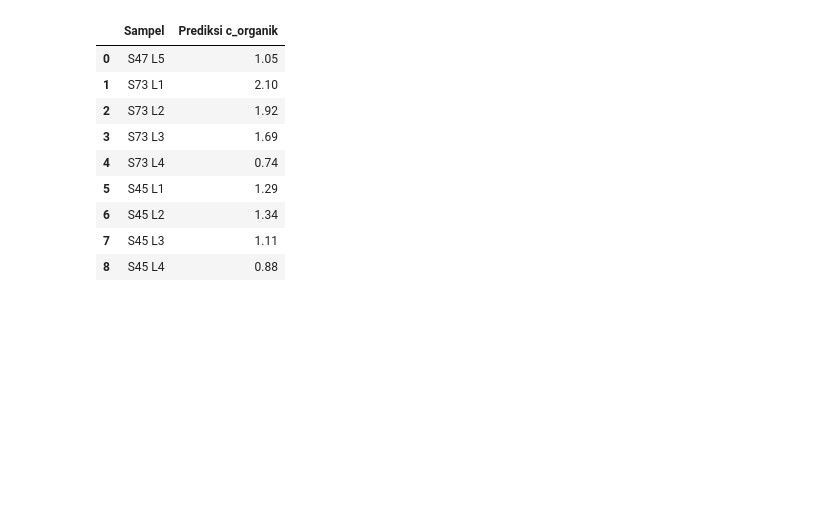
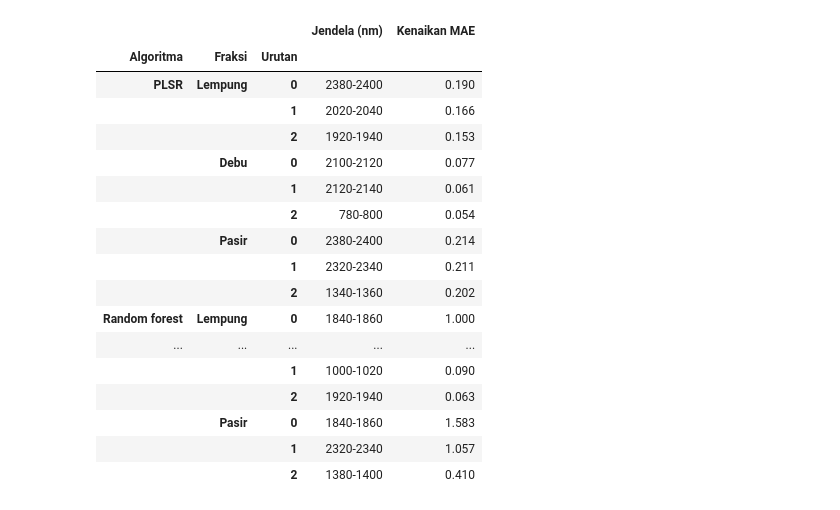
Before and after one commit to jhnhp/SMART, a Jupyter notebook: Output/Pelatihan/data/praktik-3/Praktik_3_Spektrum_ke_Sifat_Tanah.ipynb, the cells around one changed output. Cells and saved outputs as stored; diff of their text form; code cells hidden in the pictures; blank space fills up the shorter version.

```diff
--- a/Output/Pelatihan/data/praktik-3/Praktik_3_Spektrum_ke_Sifat_Tanah.ipynb
+++ b/Output/Pelatihan/data/praktik-3/Praktik_3_Spektrum_ke_Sifat_Tanah.ipynb
@@ -281,0 +140,3 @@ Uji      : 88 sampel dari 23 profil
+# %%
+latih, uji = train_test_split(np.arange(len(data_l1)), test_size=0.2, random_state=42)
+print('Latih:', len(latih), 'sampel | Uji:', len(uji), 'sampel')
@@ -281,0 +303,16 @@ Uji      : 88 sampel dari 23 profil
+# %%
+kv = pd.DataFrame(ringkas).sort_values('RMSE validasi silang')
+TERPILIH = tuple(kv.iloc[0][['Praolah', 'Algoritma']])
+K_PLSR = int(kv[(kv['Praolah'] == TERPILIH[0]) & (kv['Algoritma'] == 'PLSR')]['Komponen PLSR'].iloc[0])
+print('Kombinasi terpilih dari validasi silang:', TERPILIH, '| komponen PLSR untuk praolah ini:', K_PLSR)
+display(kv.round(2).reset_index(drop=True))
+
+# kurva jumlah komponen PLSR pada praolah terpilih; garis data uji hanya untuk peragaan
+A_t = praolah(TERPILIH[0], R, acuan_latih)
+kurva_uji = [rmse_komposisi(Y[uji], dari_ilr(PLSRegression(k).fit(A_t[latih], Z[latih]).predict(A_t[uji]))) for k in range(1, 16)]
+fig, ax = plt.subplots(figsize=(5.6, 3.2))
+ax.plot(range(1, 16), kurva_cv[TERPILIH[0]], marker='o', ms=3, label='Validasi silang data latih')
+ax.plot(range(1, 16), kurva_uji, marker='s', ms=3, ls='--', label='Data uji (hanya peragaan)')
+ax.set(xlabel='Jumlah komponen PLSR', ylabel='RMSE komposisi (%)', title=f'PLSR, praolah {TERPILIH[0]}'); ax.legend(fontsize=7)
+plt.tight_layout(); plt.savefig('hasil/pemilihan_komponen.png', dpi=150); plt.show()
+metrik[(metrik['Praolah'] == TERPILIH[0]) & (metrik['Algoritma'] == TERPILIH[1])].set_index('Fraksi').drop(columns=['Praolah', 'Algoritma']).round(2)
@@ -357,7 +406,40 @@ Inilah yang terjadi setelah demonstrasi alat: spektrum baru diberi praolah **yan
 # %%
-model_akhir = PLSRegression(k_pilih).fit(f(Rm), y)
-R_baru = tanpa_lab[kolom_spektrum].values[:, pilih]
-prediksi_baru = pd.DataFrame({'Sampel': tanpa_lab['sampel'], f'Prediksi {SASARAN}': model_akhir.predict(f(R_baru)).ravel()}).round(2)
-prediksi_baru.to_csv('hasil/prediksi_sampel_tanpa_lab.csv', index=False)
-prediksi_baru
+LEBAR = 20
+jendela = [(a, a + LEBAR) for a in range(400, 2500, LEBAR)]
+indeks = [np.where((wl >= a) & (wl < b))[0] for a, b in jendela]
+
+def kepentingan_jendela(model, A_uji, Y_uji, ulang=5, seed=0):
+    rng = np.random.default_rng(seed)
+    dasar = np.abs(dari_ilr(model.predict(A_uji)) - Y_uji).mean(axis=0)
+    naik = np.zeros((len(indeks), 3))
+    for i, ii in enumerate(indeks):
+        for _ in range(ulang):
+            Ap = A_uji.copy()
+            Ap[:, ii] = A_uji[rng.permutation(len(A_uji))][:, ii]
+            naik[i] += (np.abs(dari_ilr(model.predict(Ap)) - Y_uji).mean(axis=0) - dasar) / ulang
+    return pd.DataFrame(naik, columns=FRAKSI, index=[f'{a}-{b}' for a, b in jendela])
+
+A_fd = praolah('SG-FD', R, None)
+k_fd = int(pd.DataFrame(ringkas).query("Praolah == 'SG-FD' and Algoritma == 'PLSR'")['Komponen PLSR'].iloc[0])
+kepentingan = {}
+for nama_m, model in [('PLSR', PLSRegression(k_fd)), ('Random forest', hutan())]:
+    kepentingan[nama_m] = kepentingan_jendela(model.fit(A_fd[latih], Z[latih]), A_fd[uji], Y[uji])
+
+tengah = [a + LEBAR / 2 for a, _ in jendela]
+fig, ax = plt.subplots(3, 2, figsize=(12, 6.4), sharex=True)
+for c, (nama_m, imp) in enumerate(kepentingan.items()):
+    for r_, f in enumerate(FRAKSI):
+        a = ax[r_, c]
+        a.bar(tengah, imp[f], width=LEBAR * .9, color=np.where(imp[f] > 0, '#2166ac', '#b2182b'))
+        for pos in (1400, 1900, 2205):
+            a.axvline(pos, color='k', lw=.5, ls='--')
+        a.set(title=f'{nama_m}: {nama_id[f]}', ylabel='Kenaikan MAE')
+for a in ax[-1]:
+    a.set_xlabel('Panjang gelombang (nm)')
+plt.tight_layout(); plt.savefig('hasil/kepentingan_jendela.png', dpi=150); plt.show()
+
+teratas = pd.concat({(m, nama_id[f]): imp[f].sort_values(ascending=False).head(10).reset_index().rename(columns={'index': 'Jendela (nm)', f: 'Kenaikan MAE'})
+                     for m, imp in kepentingan.items() for f in FRAKSI}, names=['Algoritma', 'Fraksi', 'Urutan'])
+teratas.to_csv('hasil/kepentingan_jendela_top10.csv')
+teratas.groupby(level=[0, 1]).head(3).round(3)
 # %% [output]
@@ -364,11 +447,19 @@ prediksi_baru
-|  | Sampel | Prediksi c_organik |
-| 0 | S47 L5 | 1.05 |
-| 1 | S73 L1 | 2.10 |
-| 2 | S73 L2 | 1.92 |
-| 3 | S73 L3 | 1.69 |
-| 4 | S73 L4 | 0.74 |
-| 5 | S45 L1 | 1.29 |
-| 6 | S45 L2 | 1.34 |
-| 7 | S45 L3 | 1.11 |
-| 8 | S45 L4 | 0.88 |
+|  |  |  | Jendela (nm) | Kenaikan MAE |
+| Algoritma | Fraksi | Urutan |  |  |
+| PLSR | Lempung | 0 | 2380-2400 | 0.190 |
+|  |  | 1 | 2020-2040 | 0.166 |
+|  |  | 2 | 1920-1940 | 0.153 |
+|  | Debu | 0 | 2100-2120 | 0.077 |
+|  |  | 1 | 2120-2140 | 0.061 |
+|  |  | 2 | 780-800 | 0.054 |
+|  | Pasir | 0 | 2380-2400 | 0.214 |
+|  |  | 1 | 2320-2340 | 0.211 |
+|  |  | 2 | 1340-1360 | 0.202 |
+| Random forest | Lempung | 0 | 1840-1860 | 1.000 |
+| ... | ... | ... | ... | ... |
+|  |  | 1 | 1000-1020 | 0.090 |
+|  |  | 2 | 1920-1940 | 0.063 |
+|  | Pasir | 0 | 1840-1860 | 1.583 |
+|  |  | 1 | 2320-2340 | 1.057 |
+|  |  | 2 | 1380-1400 | 0.410 |
 # %% [markdown]
```
Also changed, not shown: parts of 56 cells of this notebook, 25 other files.
